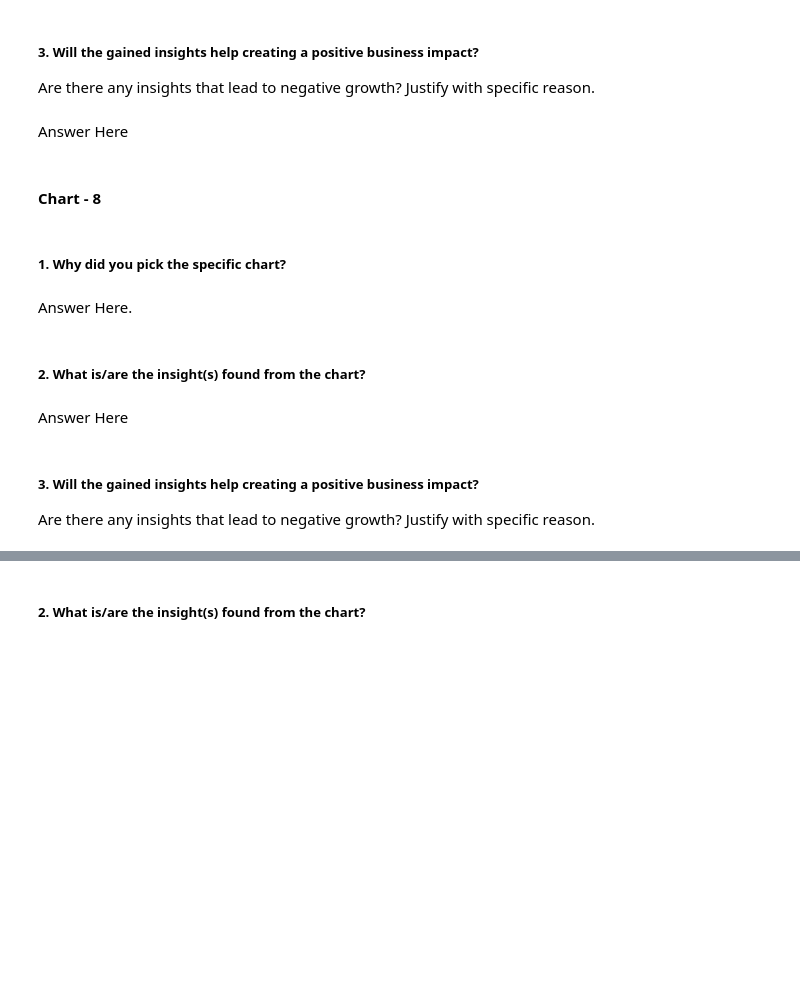
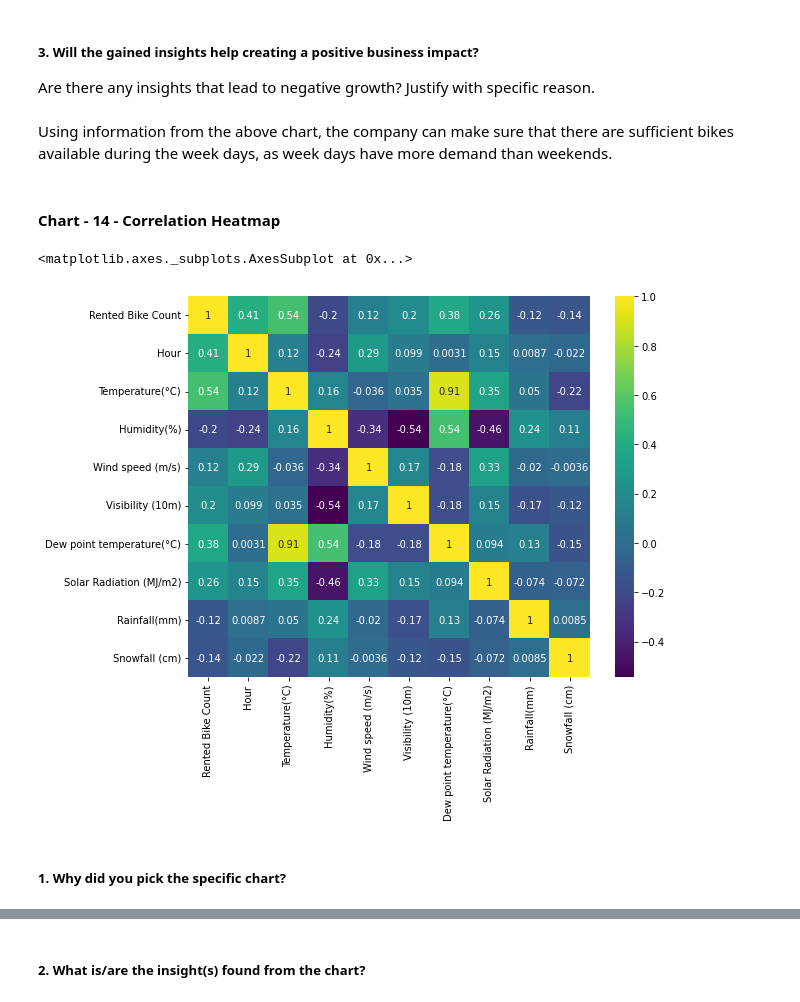
Before and after one commit to Sharath670/Linear-Regression-Capstone-Proj-2-, a Jupyter notebook: Capstone_Project_2(Linear_Regression).ipynb, the cells around one changed output, grey strips where cells are left out. Cells and saved outputs as stored; diff of their text form; code cells hidden in the pictures; blank space fills up the shorter version.

```diff
--- a/Capstone_Project_2(Linear_Regression).ipynb
+++ b/Capstone_Project_2(Linear_Regression).ipynb
@@ -555,7 +583,7 @@ Answer Here
 # %% [markdown]
 ##### 3. Will the gained insights help creating a positive business impact?
 Are there any insights that lead to negative growth? Justify with specific reason.
-# %% [markdown]
-Answer Here
+# %% [markdown]
+Using information from the above chart, the company can make sure that there are sufficient bikes available during the week days, as week days have more demand than weekends.
 # %% [markdown]
-#### Chart - 8
+#### Chart - 14 - Correlation Heatmap
@@ -564,11 +590,9 @@ Answer Here
+# %%
+# Correlation Heatmap visualization code
+plt.figure(figsize=(9,7))
+sns.heatmap(df.corr(),cmap='viridis',annot=True)
+# %% [output]
+<matplotlib.axes._subplots.AxesSubplot at 0x...>
+[figure, added]
 # %% [markdown]
 ##### 1. Why did you pick the specific chart?
-# %% [markdown]
-Answer Here.
-# %% [markdown]
-##### 2. What is/are the insight(s) found from the chart?
-# %% [markdown]
-Answer Here
-# %% [markdown]
-##### 3. Will the gained insights help creating a positive business impact?
-Are there any insights that lead to negative growth? Justify with specific reason.
```
Also changed, not shown: parts of 70 cells of this notebook.
